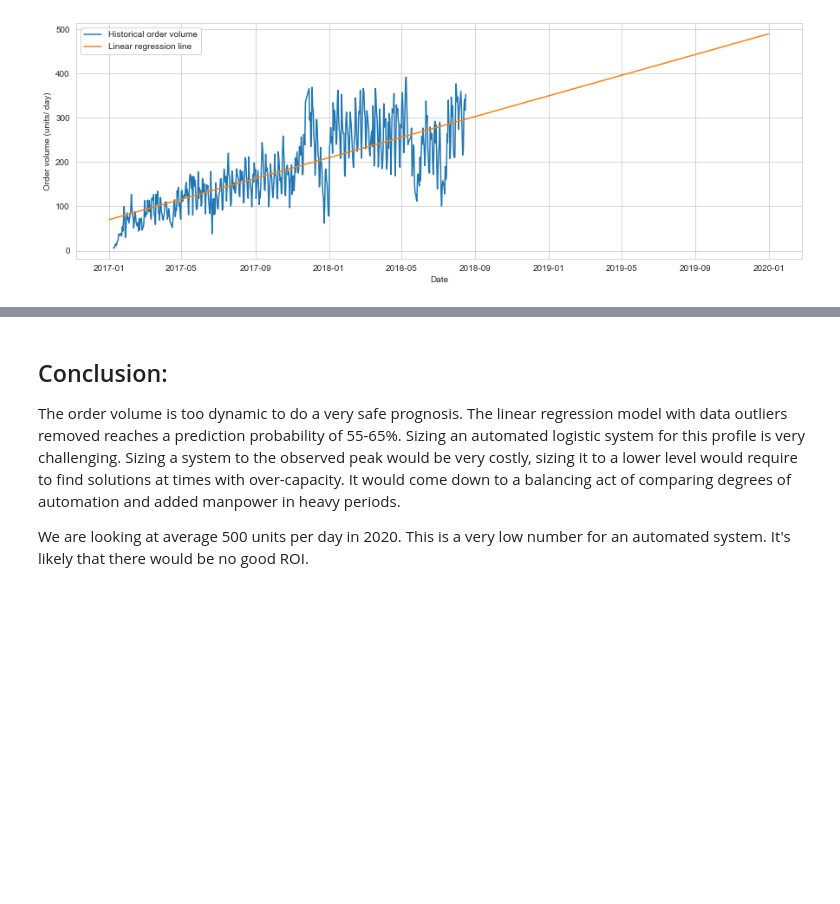
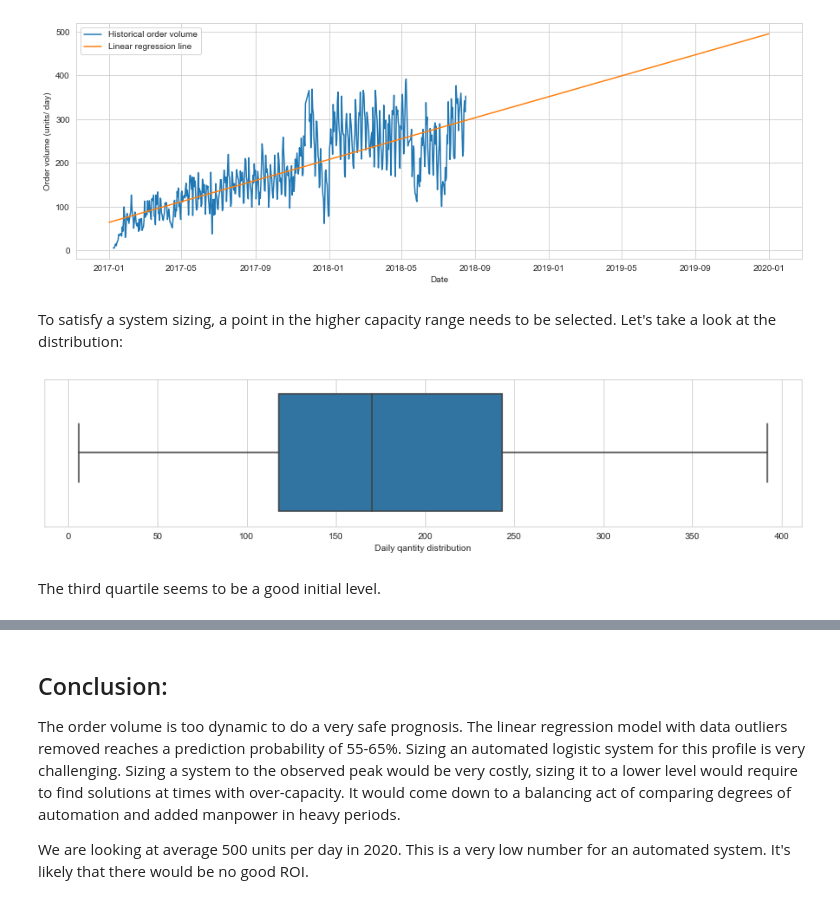
Before and after one commit to LarsTinnefeld/olist_ecom_analysis, a Jupyter notebook: olist_analysis.ipynb, the cells around one changed output, grey strips where cells are left out. Saved outputs shown, nothing was run; the diff lists cells and outputs as text; code cells hidden in the pictures; blank space fills up the shorter version.

```diff
--- a/olist_analysis.ipynb
+++ b/olist_analysis.ipynb
@@ -816,3 +821,13 @@ plt.ylabel('Order volume (units/ day)')
 plt.legend(['Historical order volume', 'Linear regression line']);
 # %% [output]
 [figure]
+# %% [markdown]
+To satisfy a system sizing, a point in the higher capacity range needs to be selected. Let's take a look at the distribution:
+# %%
+plt.figure(figsize = (15,3))
+sns.boxplot(y = 'qty', data = df_orders_no_peaks, orient='h')
+plt.xlabel('Daily qantity distribution');
+# %% [output]
+[figure, added]
+# %% [markdown]
+The third quartile seems to be a good initial level.
```
Also changed, not shown: parts of 8 cells of this notebook.
